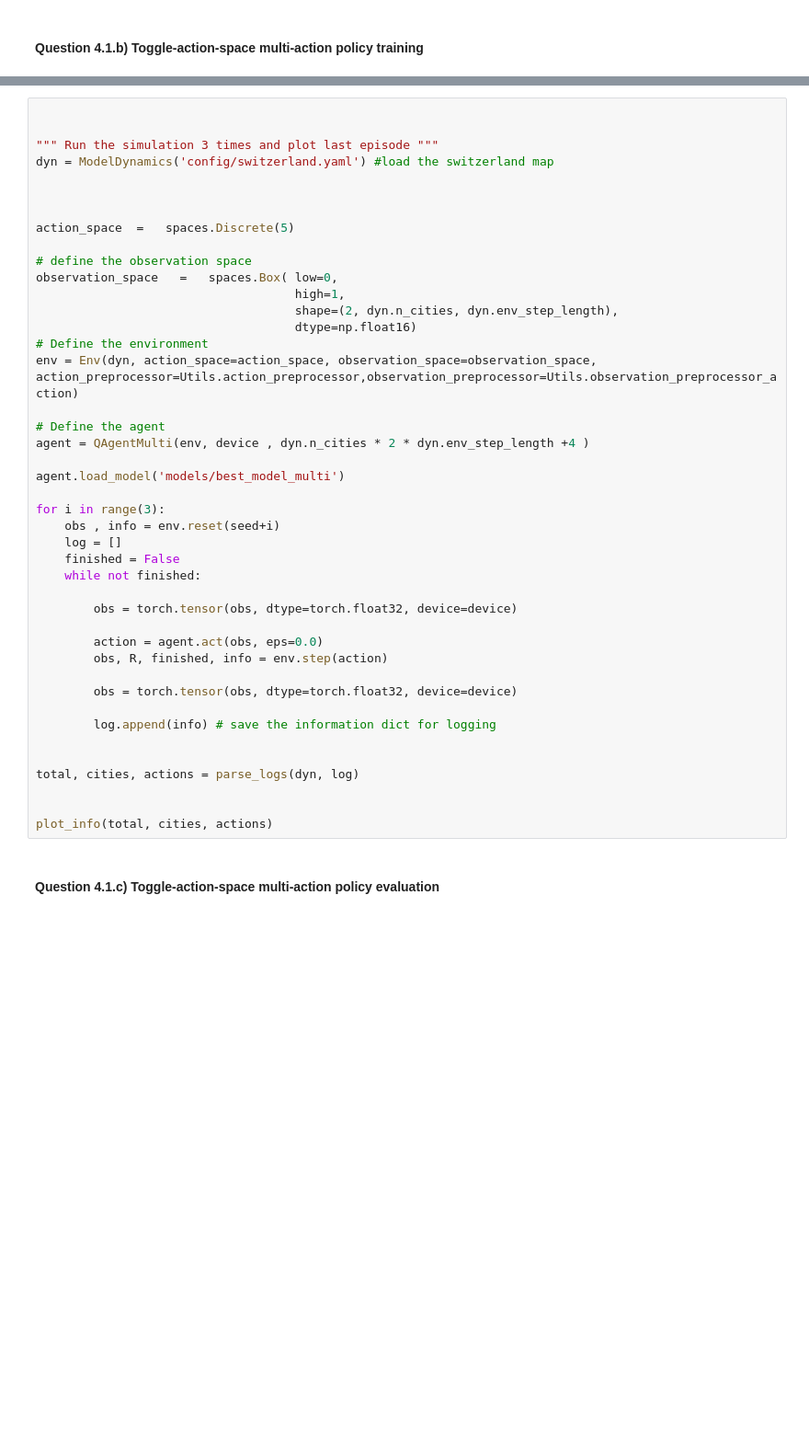
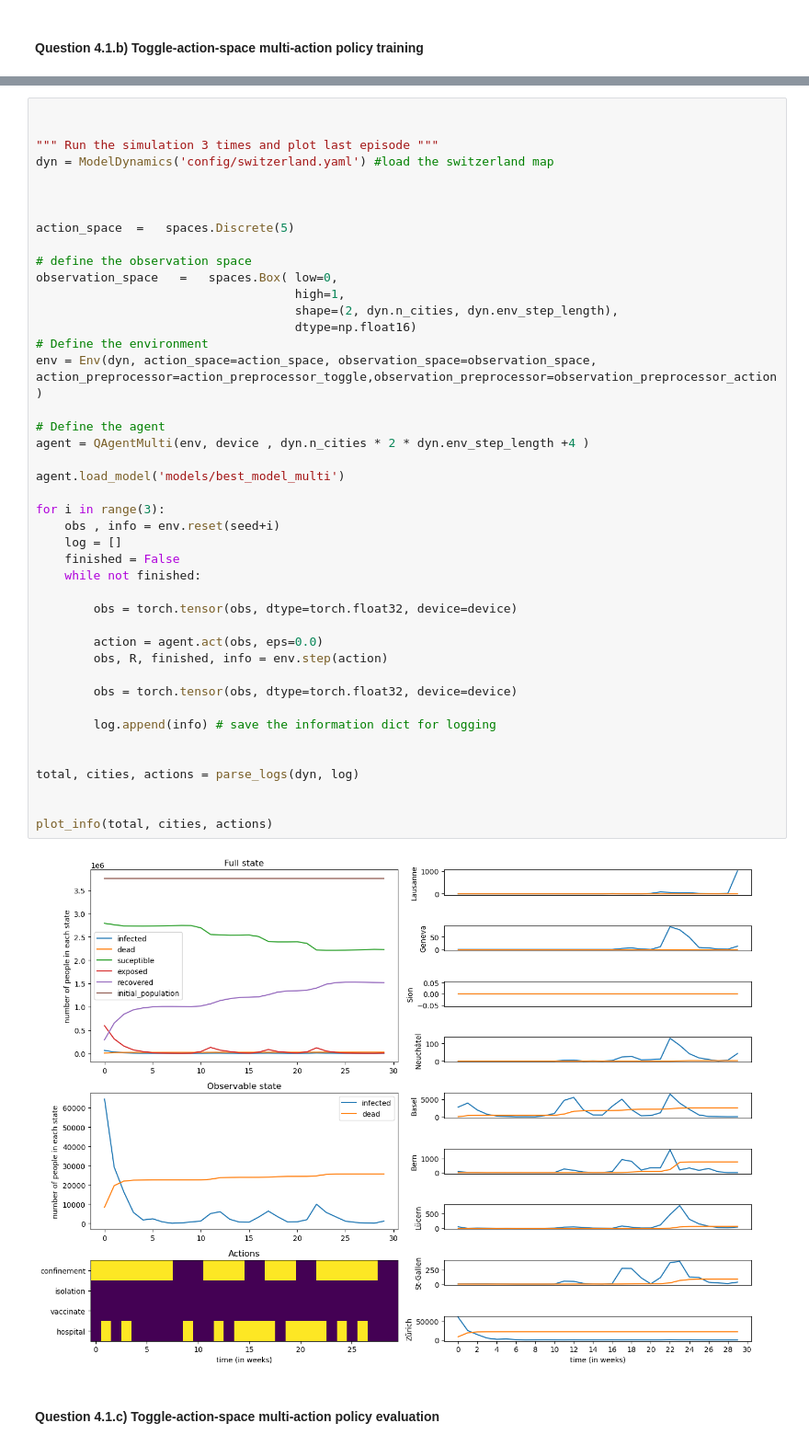
Before and after one commit to hichemhadhri/Miniproject_DQN-2, a Jupyter notebook: final.ipynb, the cells around one changed output, grey strips where cells are left out. Shown at 92% size. Drawn from its saved outputs; the diff is of its cells as text; blank space fills up the shorter version.

```diff
--- a/final.ipynb
+++ b/final.ipynb
@@ -1247,34 +1262,36 @@ observation_space   =   spaces.Box( low=0,
                                     high=1,
                                     shape=(2, dyn.n_cities, dyn.env_step_length),
                                     dtype=np.float16)
 # Define the environment
-env = Env(dyn, action_space=action_space, observation_space=observation_space, action_preprocessor=Utils.action_preprocessor,observation_preprocessor=Utils.observation_preprocessor_action)
+env = Env(dyn, action_space=action_space, observation_space=observation_space, action_preprocessor=action_preprocessor_toggle,observation_preprocessor=observation_preprocessor_action)
 
 # Define the agent
 agent = QAgentMulti(env, device , dyn.n_cities * 2 * dyn.env_step_length +4 )
 
 agent.load_model('models/best_model_multi')
 
 for i in range(3):
     obs , info = env.reset(seed+i)
     log = []
     finished = False
     while not finished:
 
         obs = torch.tensor(obs, dtype=torch.float32, device=device)
 
         action = agent.act(obs, eps=0.0)
         obs, R, finished, info = env.step(action)
 
         obs = torch.tensor(obs, dtype=torch.float32, device=device)
 
         log.append(info) # save the information dict for logging
 
 
 total, cities, actions = parse_logs(dyn, log)
 
 
 plot_info(total, cities, actions)
+# %% [output]
+[figure, added]
 # %% [markdown]
 #### Question 4.1.c) Toggle-action-space multi-action policy evaluation
 # %%
```
Also changed, not shown: parts of 33 cells of this notebook, 6 other files.
